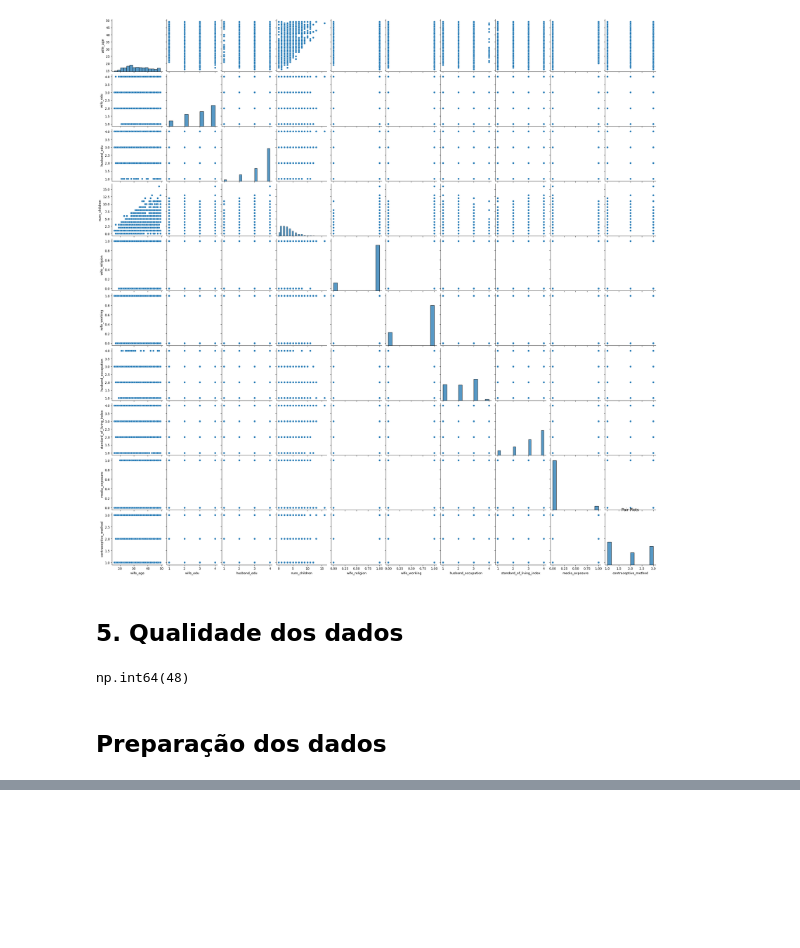
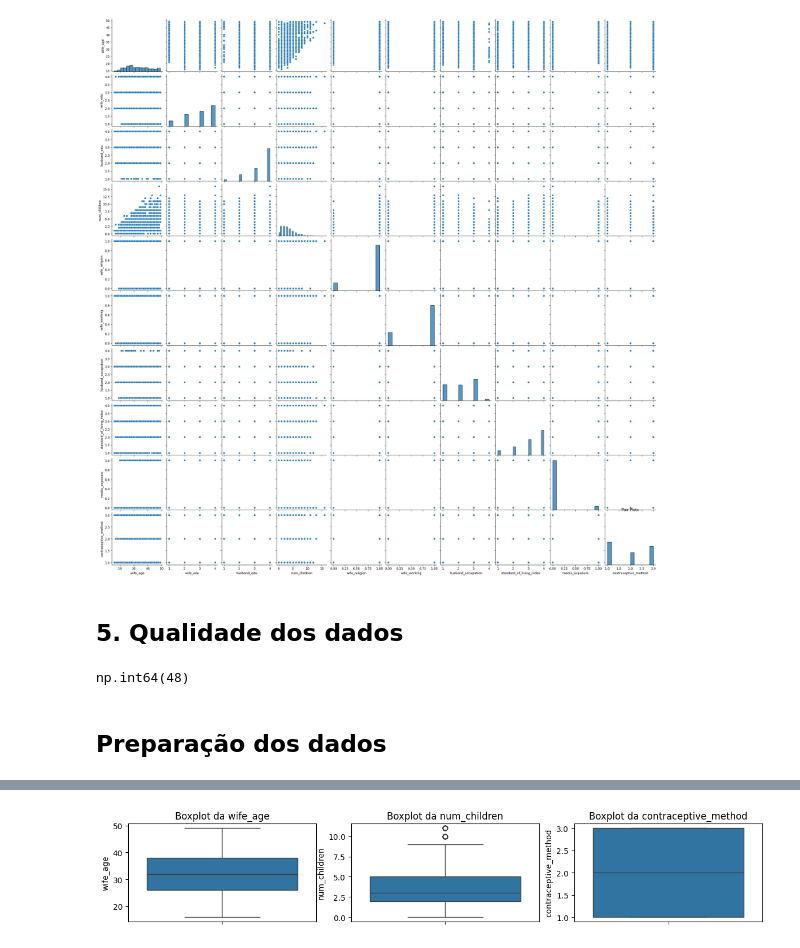
Before and after one commit to almirmcunhajr/am-contraceptive-method-choice, a Jupyter notebook: main.ipynb, the cells around one changed output, grey strips where cells are left out. Drawn from its saved outputs; the diff is of its cells as text; code cells hidden in the pictures; blank space fills up the shorter version.

```diff
--- a/main.ipynb
+++ b/main.ipynb
@@ -204,0 +257,10 @@ X_train, X_test, y_train, y_test = train_test_split(X_resampled, y_resampled, te
+# %%
+plt.figure(figsize=(12, 10))
+for i, column in enumerate(resampled_df.select_dtypes(include=[np.number]).columns, 1):
+    plt.subplot(5, 3, i)
+    sns.boxplot(resampled_df[column])
+    plt.title(f'Boxplot da {column}')
+plt.tight_layout()
+plt.show()
+# %% [output]
+[figure, added]
```
Also changed, not shown: parts of 23 cells of this notebook.
